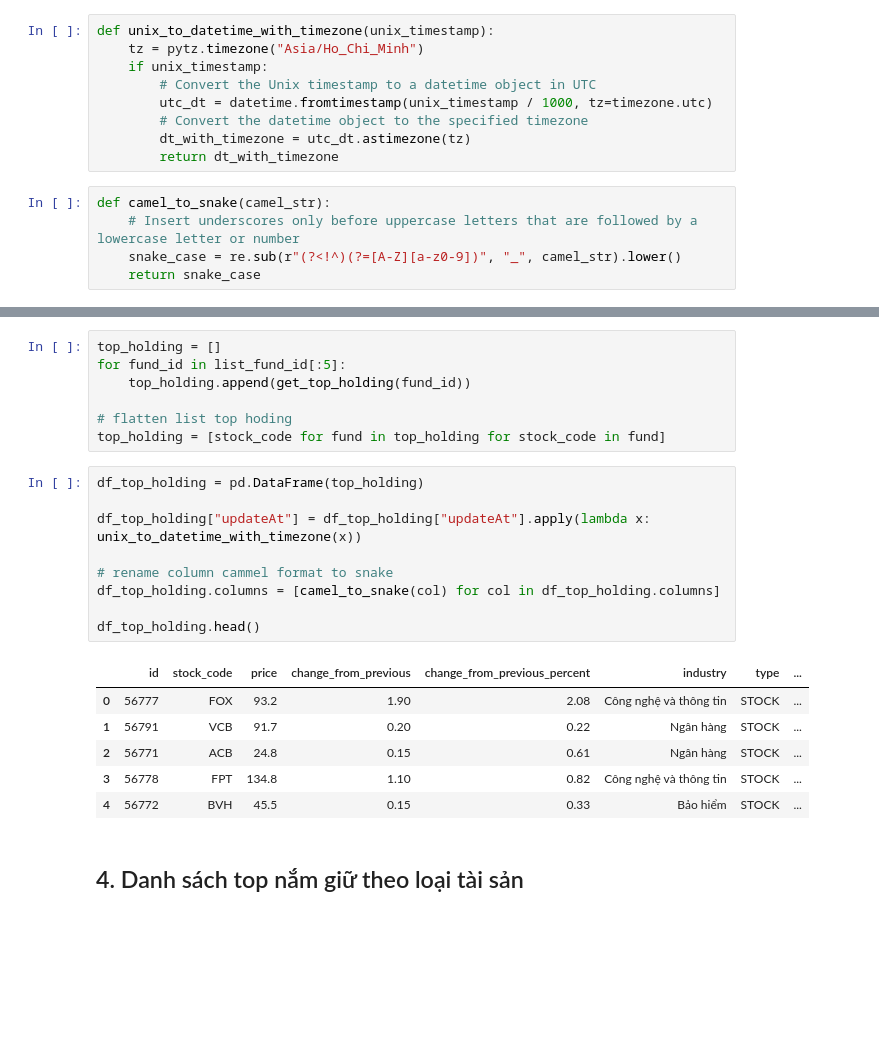
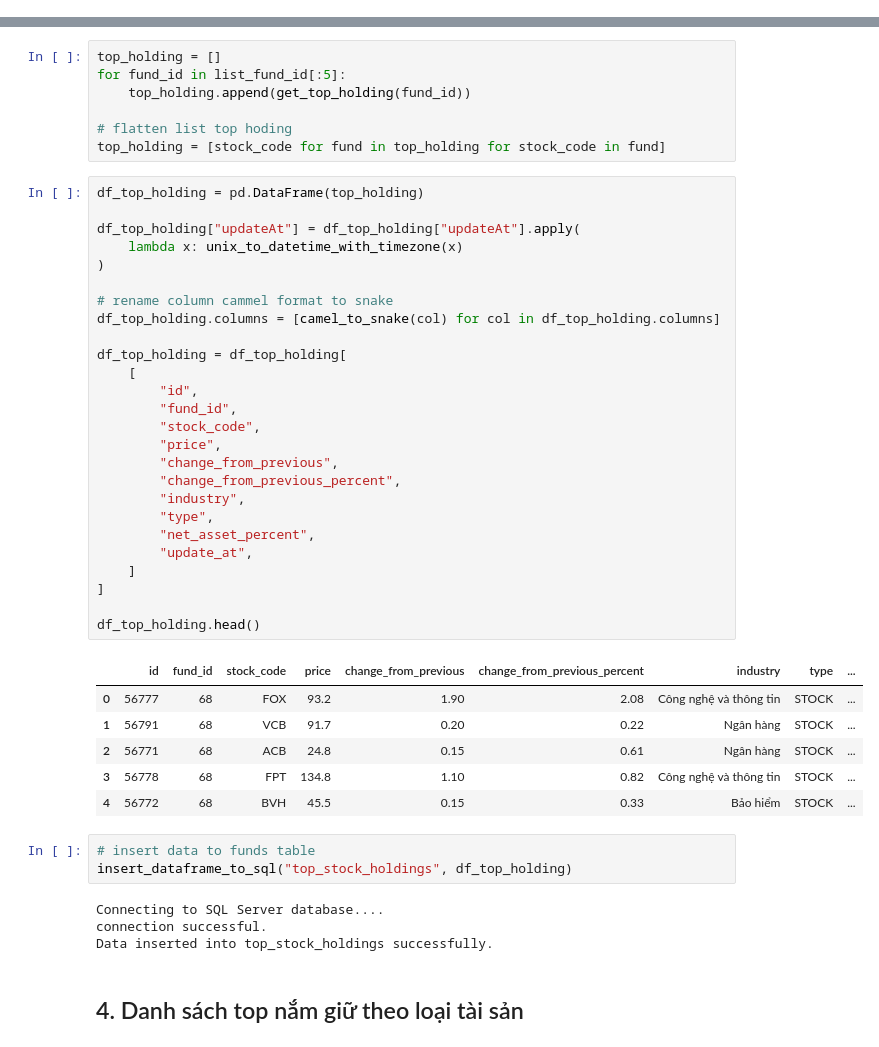
Before and after one commit to cuongng-99/fund-analytics, a Jupyter notebook: src/data_processing.ipynb, the cells around one changed output, grey strips where cells are left out. Drawn from its saved outputs; the diff is of its cells as text; blank space fills up the shorter version.

Commit message:
add data warehouse

```diff
--- a/src/data_processing.ipynb
+++ b/src/data_processing.ipynb
@@ -7,17 +10,3 @@ import re
-# %%
-def unix_to_datetime_with_timezone(unix_timestamp):
-    tz = pytz.timezone("Asia/Ho_Chi_Minh")
-    if unix_timestamp:
-        # Convert the Unix timestamp to a datetime object in UTC
-        utc_dt = datetime.fromtimestamp(unix_timestamp / 1000, tz=timezone.utc)
-        # Convert the datetime object to the specified timezone
-        dt_with_timezone = utc_dt.astimezone(tz)
-        return dt_with_timezone
-# %%
-def camel_to_snake(camel_str):
-    # Insert underscores only before uppercase letters that are followed by a lowercase letter or number
-    snake_case = re.sub(r"(?<!^)(?=[A-Z][a-z0-9])", "_", camel_str).lower()
-    return snake_case
 # %% [markdown]
 ## 1. Dữ liệu danh sách các quỹ mở đang có
 # %%
@@ -86,19 +98,43 @@ top_holding = [stock_code for fund in top_holding for stock_code in fund]
 # %%
 df_top_holding = pd.DataFrame(top_holding)
 
-df_top_holding["updateAt"] = df_top_holding["updateAt"].apply(lambda x: unix_to_datetime_with_timezone(x))
+df_top_holding["updateAt"] = df_top_holding["updateAt"].apply(
+    lambda x: unix_to_datetime_with_timezone(x)
+)
 
 # rename column cammel format to snake
 df_top_holding.columns = [camel_to_snake(col) for col in df_top_holding.columns]
 
+df_top_holding = df_top_holding[
+    [
+        "id",
+        "fund_id",
+        "stock_code",
+        "price",
+        "change_from_previous",
+        "change_from_previous_percent",
+        "industry",
+        "type",
+        "net_asset_percent",
+        "update_at",
+    ]
+]
+
 df_top_holding.head()
 # %% [output]
-|  | id | stock_code | price | change_from_previous | change_from_previous_percent | industry | type | ... |
-| 0 | 56777 | FOX | 93.2 | 1.90 | 2.08 | Công nghệ và thông tin | STOCK | ... |
-| 1 | 56791 | VCB | 91.7 | 0.20 | 0.22 | Ngân hàng | STOCK | ... |
-| 2 | 56771 | ACB | 24.8 | 0.15 | 0.61 | Ngân hàng | STOCK | ... |
-| 3 | 56778 | FPT | 134.8 | 1.10 | 0.82 | Công nghệ và thông tin | STOCK | ... |
-| 4 | 56772 | BVH | 45.5 | 0.15 | 0.33 | Bảo hiểm | STOCK | ... |
+|  | id | fund_id | stock_code | price | change_from_previous | change_from_previous_percent | industry | type | ... |
+| 0 | 56777 | 68 | FOX | 93.2 | 1.90 | 2.08 | Công nghệ và thông tin | STOCK | ... |
+| 1 | 56791 | 68 | VCB | 91.7 | 0.20 | 0.22 | Ngân hàng | STOCK | ... |
+| 2 | 56771 | 68 | ACB | 24.8 | 0.15 | 0.61 | Ngân hàng | STOCK | ... |
+| 3 | 56778 | 68 | FPT | 134.8 | 1.10 | 0.82 | Công nghệ và thông tin | STOCK | ... |
+| 4 | 56772 | 68 | BVH | 45.5 | 0.15 | 0.33 | Bảo hiểm | STOCK | ... |
+# %%
+# insert data to funds table
+insert_dataframe_to_sql("top_stock_holdings", df_top_holding)
+# %% [output]
+Connecting to SQL Server database....
+connection successful.
+Data inserted into top_stock_holdings successfully.
 # %% [markdown]
 ## 4. Danh sách top nắm giữ theo loại tài sản
 # %%
```
Also changed, not shown: parts of 13 cells of this notebook, 2 other files.
